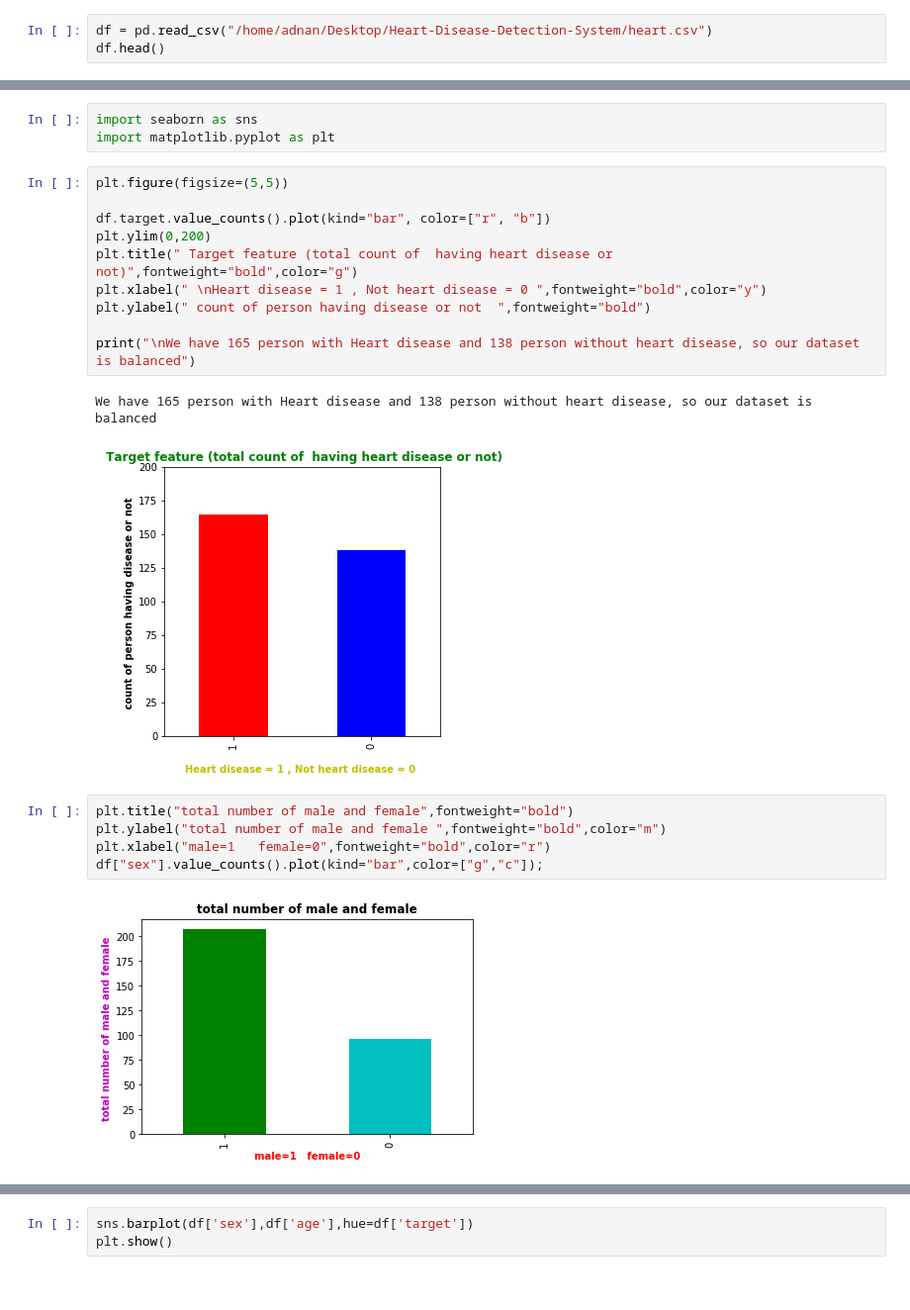
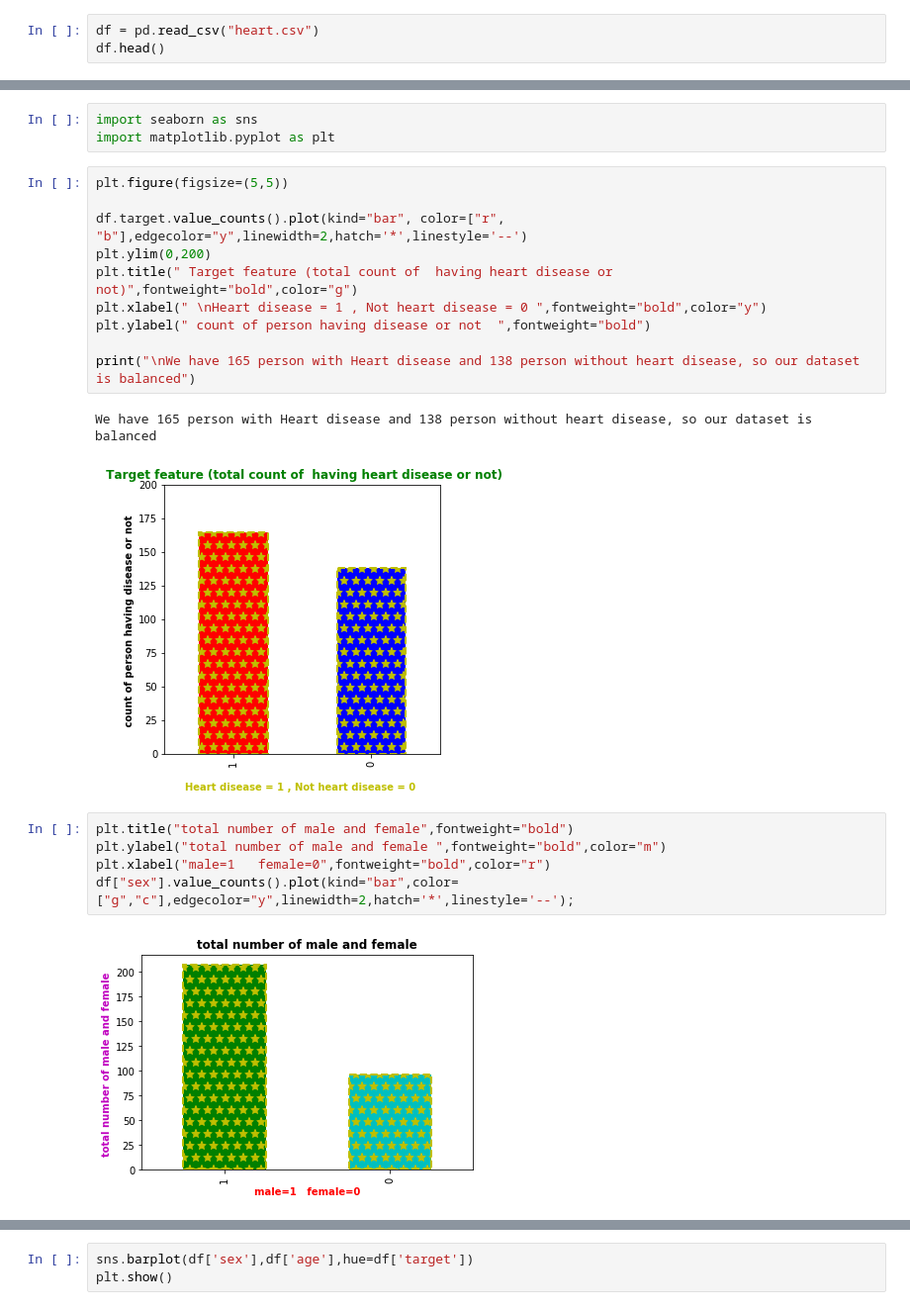
Before and after one commit to northcampus-university-of-kashmir/Heart-Disease-Detection-System, a Jupyter notebook: final_notebook.ipynb, the cells around one changed output, grey strips where cells are left out. Shown at 99% size. Saved outputs shown, nothing was run; the diff lists cells and outputs as text.

```diff
--- a/final_notebook.ipynb
+++ b/final_notebook.ipynb
@@ -5,7 +5,7 @@ import numpy as np
 
 # Loading the data
 # %%
-df = pd.read_csv("/home/adnan/Desktop/Heart-Disease-Detection-System/heart.csv")
+df = pd.read_csv("heart.csv")
 df.head()
 # %% [output]
 |  | age | sex | cp | trestbps | chol | fbs | restecg | thalach | exang | oldpeak | slope | ... |
@@ -117,7 +142,7 @@ import matplotlib.pyplot as plt
 # %%
 plt.figure(figsize=(5,5))
 
-df.target.value_counts().plot(kind="bar", color=["r", "b"])
+df.target.value_counts().plot(kind="bar", color=["r", "b"],edgecolor="y",linewidth=2,hatch='*',linestyle='--')
 plt.ylim(0,200)
 plt.title(" Target feature (total count of  having heart disease or not)",fontweight="bold",color="g")
 plt.xlabel(" \nHeart disease = 1 , Not heart disease = 0 ",fontweight="bold",color="y")
@@ -126,14 +151,14 @@ plt.ylabel(" count of person having disease or not  ",fontweight="bold")
 print("\nWe have 165 person with Heart disease and 138 person without heart disease, so our dataset is balanced")
 # %% [output]
 We have 165 person with Heart disease and 138 person without heart disease, so our dataset is balanced
-[figure, old version]
+[figure, new version]
 # %%
 plt.title("total number of male and female",fontweight="bold")
 plt.ylabel("total number of male and female ",fontweight="bold",color="m")
 plt.xlabel("male=1   female=0",fontweight="bold",color="r")
-df["sex"].value_counts().plot(kind="bar",color=["g","c"]);
+df["sex"].value_counts().plot(kind="bar",color=["g","c"],edgecolor="y",linewidth=2,hatch='*',linestyle='--');
 # %% [output]
-[figure, old version]
+[figure, new version]
 # %%
 
 plt.figure(figsize=(12,12))
```
Also changed, not shown: parts of 63 cells of this notebook, 2 other files.
